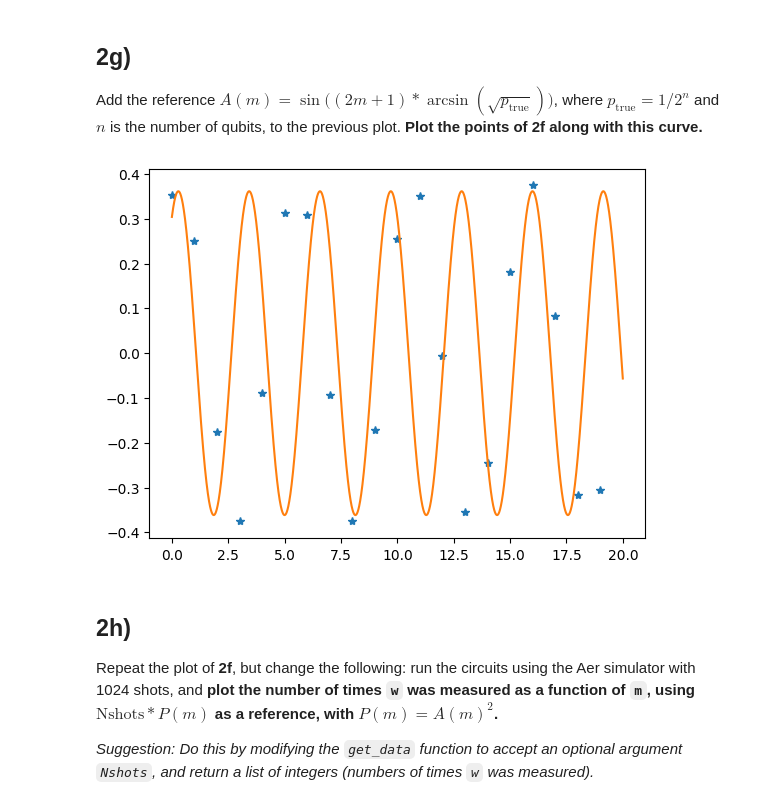
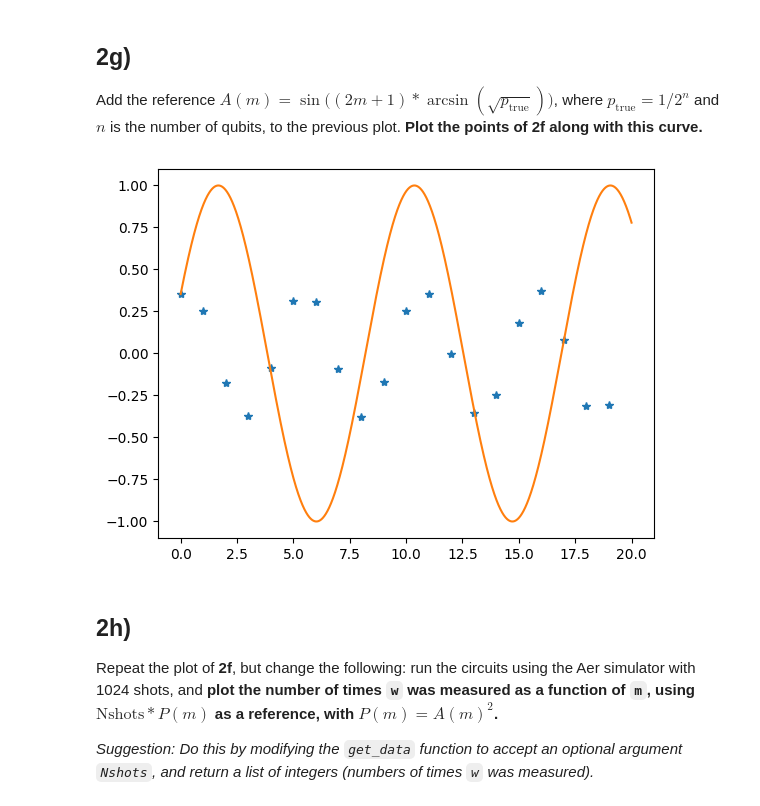
Before and after one commit to ezekielcochran/vtq-hackathon, a Jupyter notebook: qmace.ipynb, the cells around one changed output. Saved outputs shown, nothing was run; the diff lists cells and outputs as text; code cells hidden in the pictures.

```diff
--- a/qmace.ipynb
+++ b/qmace.ipynb
@@ -257,15 +257,15 @@ Add the reference $A(m) = \sin\big((2m+1)*\arcsin(\sqrt{p_\text{true}})\big)$, w
 # %%
 plt.plot(m_values, np.real(amplitude_values), "*")
 
 smooth_m_values = np.arange(0, 20, 0.001)
 p_true = 1.0 / 2**QUBIT_COUNT
-y_values = np.sin(2 * smooth_m_values + 1) * np.arcsin(np.sqrt(p_true))
+y_values = np.sin((2 * smooth_m_values + 1) * np.arcsin(np.sqrt(p_true)))
 plt.plot(smooth_m_values, y_values)
 plt.show()
 
-# TODO come back and check if these points should match the curve better
+# TODO come back and check if these points should match the curve better... why are we plotting amplitudes and not probabilities?
 # %% [output]
-[figure, old version]
+[figure, new version]
 # %% [markdown]
 ## **2h)**
 
```
Also changed, not shown: parts of 2 cells of this notebook.
